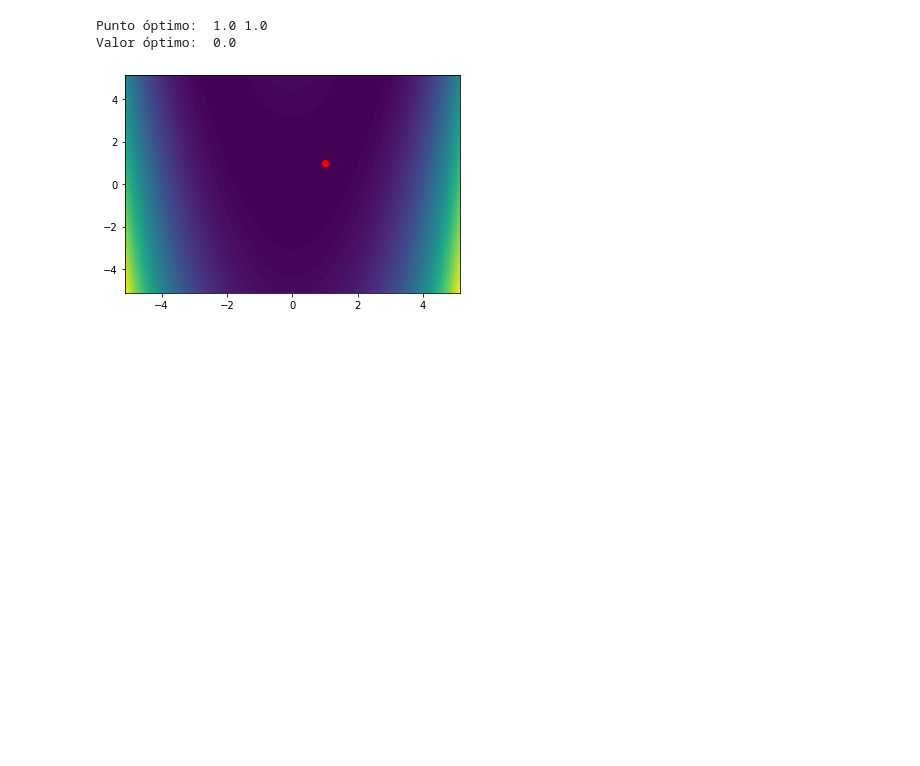
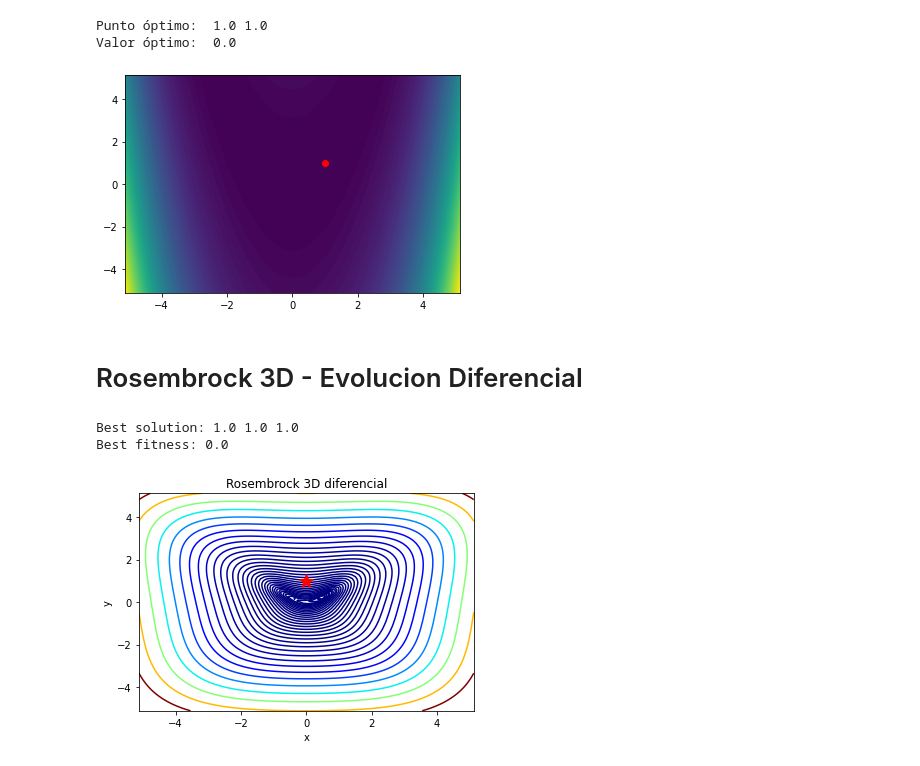
Before and after one commit to rgaitanv/Trabajo1_Grupo9_Optimizacion_Heuristica, a Jupyter notebook: Optimizacion_Numerica/Funcion_Rosenbrock/Diferencial_Rosenbrock.ipynb, the cells around one changed output. Drawn from its saved outputs; the diff is of its cells as text; code cells hidden in the pictures; blank space fills up the shorter version.

```diff
--- a/Optimizacion_Numerica/Funcion_Rosenbrock/Diferencial_Rosenbrock.ipynb
+++ b/Optimizacion_Numerica/Funcion_Rosenbrock/Diferencial_Rosenbrock.ipynb
@@ -33,3 +34,37 @@ plt.show()
 Punto óptimo:  1.0 1.0
 Valor óptimo:  0.0
 [figure]
+# %% [markdown]
+# Rosembrock 3D - Evolucion Diferencial
+# %%
+import numpy as np
+from scipy.optimize import differential_evolution
+import matplotlib.pyplot as plt
+
+def rosenbrock_3d(x):
+    fx=((1-x[0])**2) + (100*(x[1]-(x[0]**2))**2) + ((1-x[1])**2) + (100*(x[2]-(x[1]**2))**2)
+    return fx
+
+bounds = [(-5.12, 5.12) for _ in range(3)]
+result = differential_evolution(rosenbrock_3d, bounds)
+
+print("Best solution:",round(result.x[0],3),round(result.x[1],3),round(result.x[2],3))
+print("Best fitness:", result.fun)
+
+
+x = np.linspace(-5.12, 5.12, 100)
+y = np.linspace(-5.12, 5.12, 100)
+X, Y = np.meshgrid(x, y)
+Z = rosenbrock_3d([X, Y, np.zeros_like(X)])
+
+fig, ax = plt.subplots()
+ax.contour(X, Y, Z, levels=np.logspace(0, 5, 35), cmap='jet')
+ax.plot(result.x[0], result.x[1],result.x[2], 'r*', markersize=15)
+ax.set_xlabel('x')
+ax.set_ylabel('y')
+ax.set_title('Rosembrock 3D diferencial')
+plt.show()
+# %% [output]
+Best solution: 1.0 1.0 1.0
+Best fitness: 0.0
+[figure, added]
```
Also changed, not shown: parts of 2 cells of this notebook.
